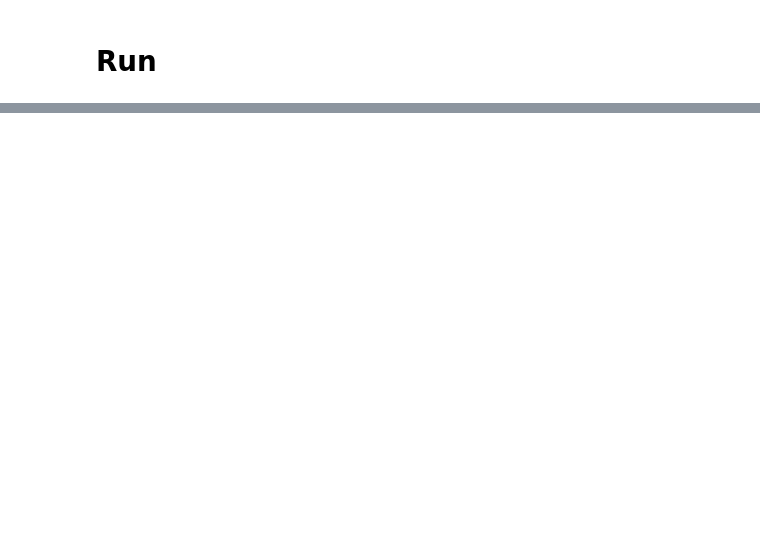
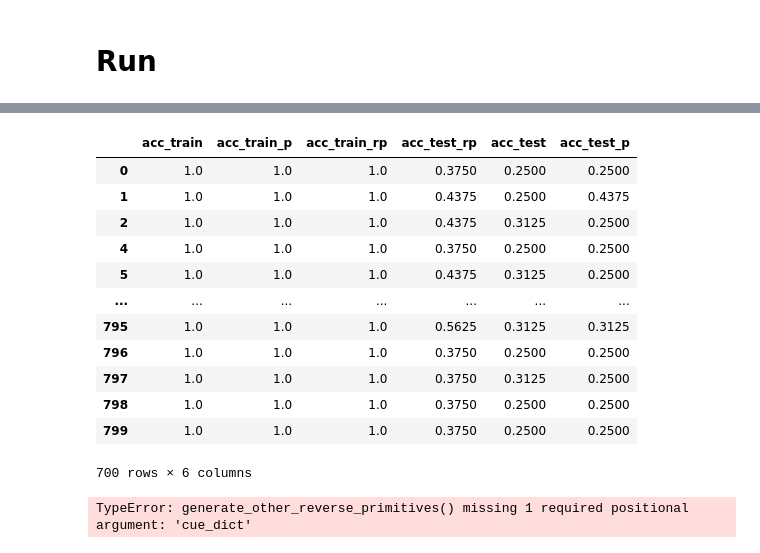
Before and after one commit to aranas/compositional_learning, a Jupyter notebook: _run_RNNs/addition_inputs.ipynb, the cells around one changed output, grey strips where cells are left out. Cells and saved outputs as stored; diff of their text form; code cells hidden in the pictures; blank space fills up the shorter version.

```diff
--- a/_run_RNNs/addition_inputs.ipynb
+++ b/_run_RNNs/addition_inputs.ipynb
@@ -245,0 +243,11 @@ TypeError: generate_other_reverse_primitives() missing 1 required positional arg
+# %%
+xavier_gain = 5
+epochs = 1800
+num_sims = 800
+trainseqs = generate_other(ops, all_syms, cue_dict)
+trainseqs_rp = generate_other(ops, all_syms, cue_dict) + generate_other_reverse_primitives('+', all_syms, cue_dict)
+trainseqs_p = generate_other(ops, all_syms, cue_dict) + primitives
+testseqs = generate_trials(ops, all_syms, all_syms, cue_dict)
+print('trainseqs ', trainseqs)
+print('testseqs ', testseqs )
+res1 = run_plot(trainseqs, trainseqs_rp, trainseqs_p, testseqs, cue_dict)
@@ -245,0 +261,17 @@ TypeError: generate_other_reverse_primitives() missing 1 required positional arg
+# %%
+df = res1['acc_df']
+df[(df['acc_train']==1)& (df['acc_train_p']==1)& (df['acc_train_rp']==1)]
+# %% [output]
+|  | acc_train | acc_train_p | acc_train_rp | acc_test_rp | acc_test | acc_test_p |
+| 0 | 1.0 | 1.0 | 1.0 | 0.3750 | 0.2500 | 0.2500 |
+| 1 | 1.0 | 1.0 | 1.0 | 0.4375 | 0.2500 | 0.4375 |
+| 2 | 1.0 | 1.0 | 1.0 | 0.4375 | 0.3125 | 0.2500 |
+| 4 | 1.0 | 1.0 | 1.0 | 0.3750 | 0.2500 | 0.2500 |
+| 5 | 1.0 | 1.0 | 1.0 | 0.4375 | 0.3125 | 0.2500 |
+| ... | ... | ... | ... | ... | ... | ... |
+| 795 | 1.0 | 1.0 | 1.0 | 0.5625 | 0.3125 | 0.3125 |
+| 796 | 1.0 | 1.0 | 1.0 | 0.3750 | 0.2500 | 0.2500 |
+| 797 | 1.0 | 1.0 | 1.0 | 0.3750 | 0.3125 | 0.2500 |
+| 798 | 1.0 | 1.0 | 1.0 | 0.3750 | 0.2500 | 0.2500 |
+| 799 | 1.0 | 1.0 | 1.0 | 0.3750 | 0.2500 | 0.2500 |
+700 rows × 6 columns
@@ -245,0 +283,12 @@ TypeError: generate_other_reverse_primitives() missing 1 required positional arg
+# %%
+# all
+epochs = 1500
+num_sims = 640
+trainseqs = generate_trials(ops, all_syms, all_syms, cue_dict) + generate_other_reverse_primitives('+', all_syms, cue_dict)
+trainseqs_p = generate_trials(ops, all_syms, all_syms, cue_dict) + primitives
+testseqs = generate_trials(ops, all_syms, all_syms, cue_dict)
+print('trainseqs ', trainseqs)
+print('testseqs ', testseqs )
+res3 = run_plot(trainseqs, trainseqs_p, testseqs, cue_dict)
+# %% [output]
+TypeError: generate_other_reverse_primitives() missing 1 required positional argument: 'cue_dict'
```
Also changed, not shown: parts of 11 cells of this notebook, 22 other files.
